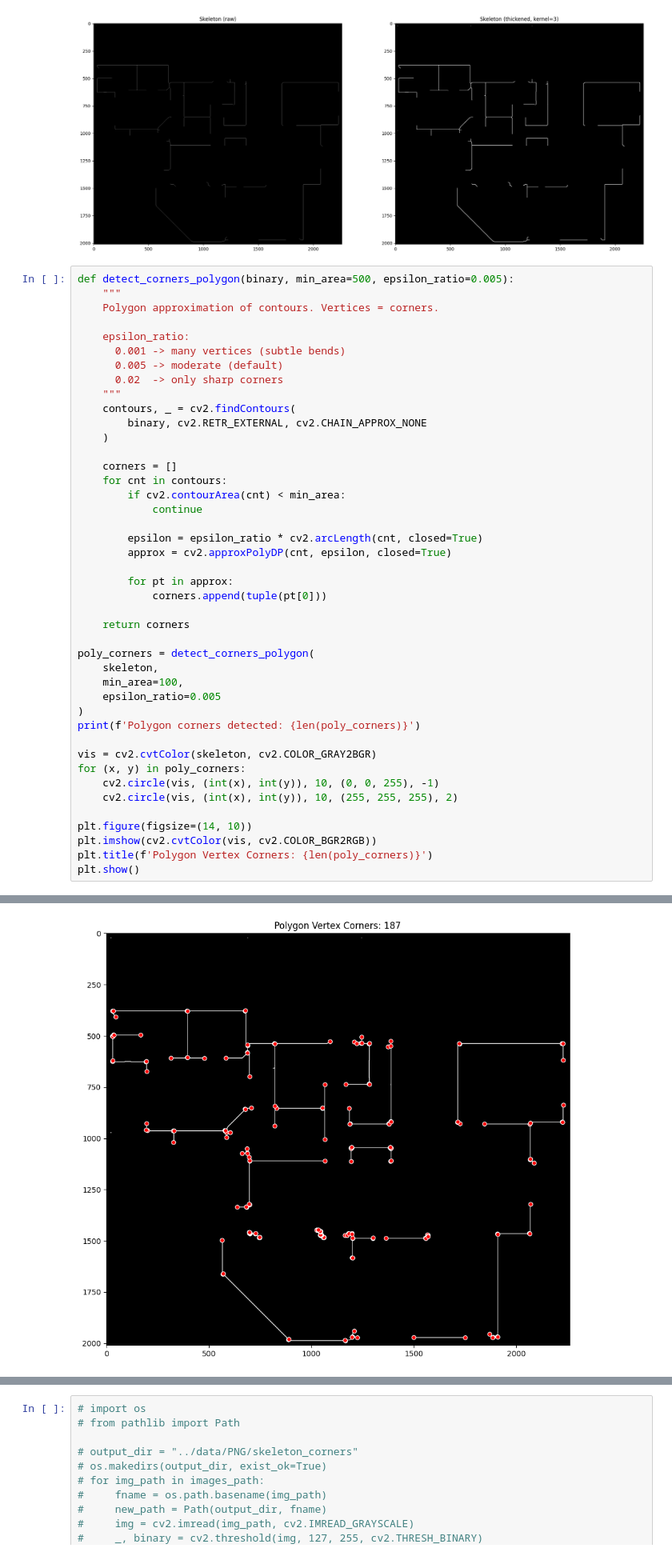
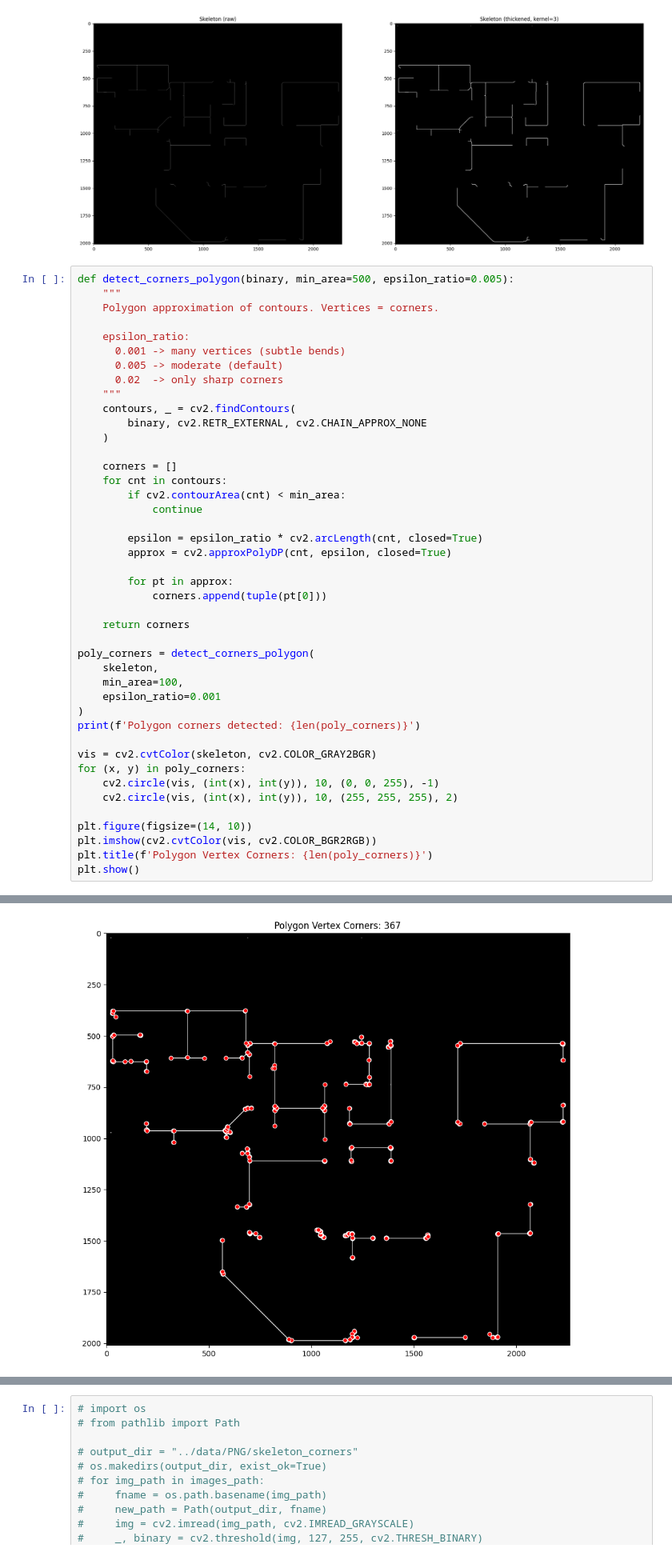
Before and after one commit to ssabrut/generational-bullshit, a Jupyter notebook: notebooks/skeleton_corner_detection.ipynb, the cells around one changed output, grey strips where cells are left out. Shown at 80% size. Saved outputs shown, nothing was run; the diff lists cells and outputs as text.

```diff
--- a/notebooks/skeleton_corner_detection.ipynb
+++ b/notebooks/skeleton_corner_detection.ipynb
@@ -145,7 +145,7 @@ def detect_corners_polygon(binary, min_area=500, epsilon_ratio=0.005):
 poly_corners = detect_corners_polygon(
     skeleton,
     min_area=100,
-    epsilon_ratio=0.005
+    epsilon_ratio=0.001
 )
 print(f'Polygon corners detected: {len(poly_corners)}')
 
@@ -163,4 +163,4 @@ Polygon corners detected: 187
-[figure, old version]
+[figure, new version]
 # %%
 def suppress_neighbors(corners, radius=10):
       """
```
Also changed, not shown: parts of 9 cells of this notebook.
